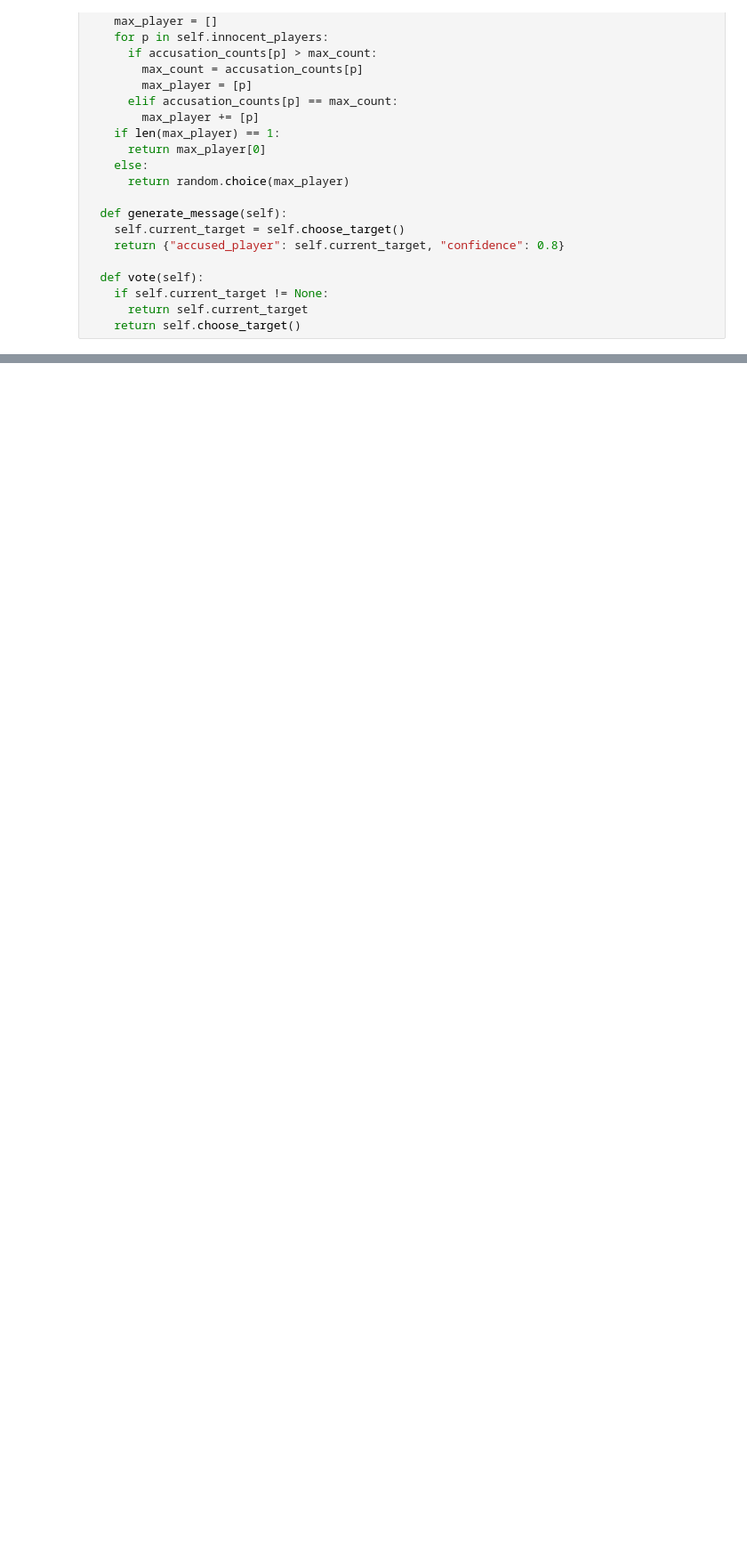
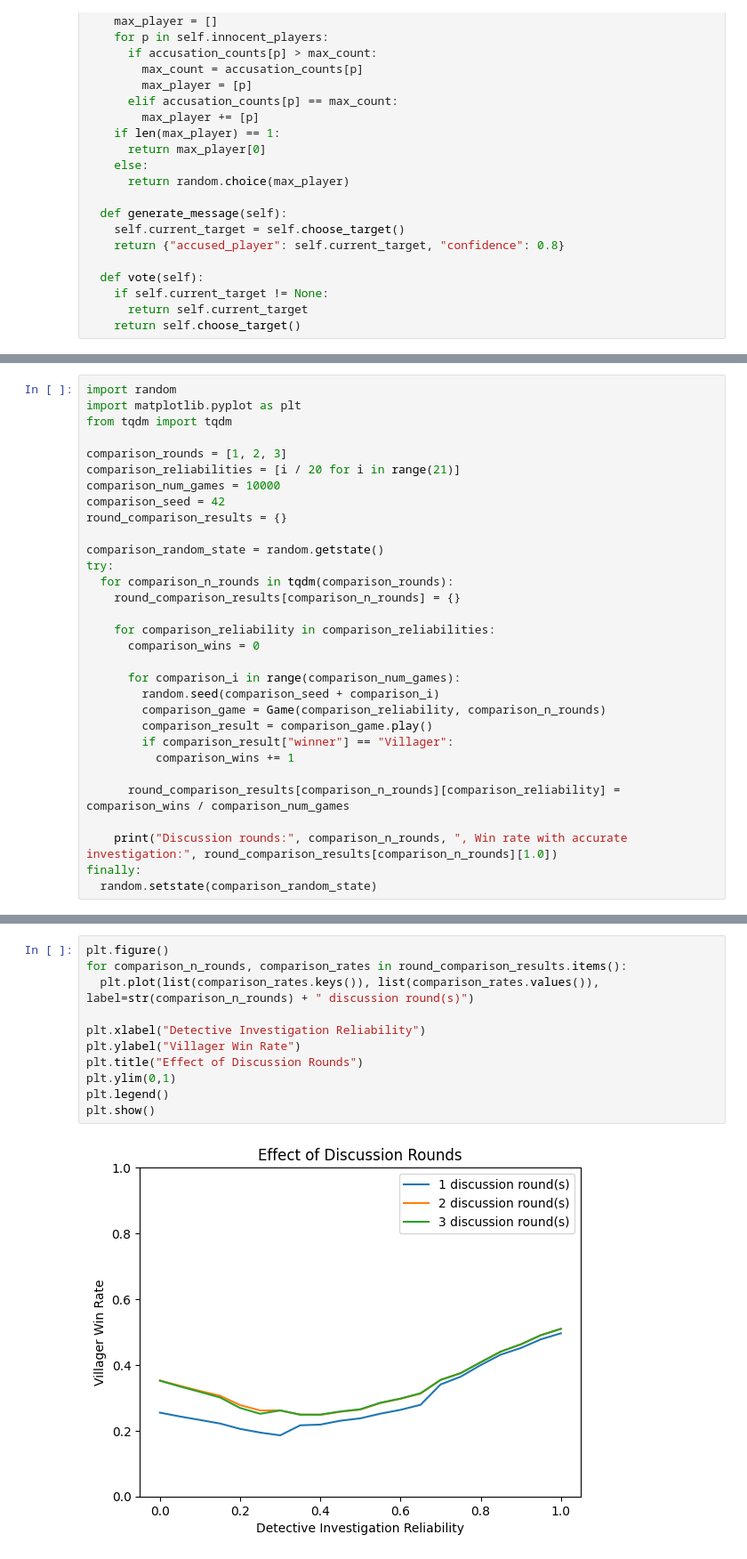
Before and after one commit to ddinesh19/15784_Mafia, a Jupyter notebook: SimpleMafiaBayesianBaseline.ipynb, the cells around one changed output, grey strips where cells are left out. Shown at 89% size. Cells and saved outputs as stored; diff of their text form; blank space fills up the shorter version.

```diff
--- a/SimpleMafiaBayesianBaseline.ipynb
+++ b/SimpleMafiaBayesianBaseline.ipynb
@@ -288,0 +324,31 @@ plt.show()
+# %%
+import random
+import matplotlib.pyplot as plt
+from tqdm import tqdm
+
+comparison_rounds = [1, 2, 3]
+comparison_reliabilities = [i / 20 for i in range(21)]
+comparison_num_games = 10000
+comparison_seed = 42
+round_comparison_results = {}
+
+comparison_random_state = random.getstate()
+try:
+  for comparison_n_rounds in tqdm(comparison_rounds):
+    round_comparison_results[comparison_n_rounds] = {}
+
+    for comparison_reliability in comparison_reliabilities:
+      comparison_wins = 0
+
+      for comparison_i in range(comparison_num_games):
+        random.seed(comparison_seed + comparison_i)
+        comparison_game = Game(comparison_reliability, comparison_n_rounds)
+        comparison_result = comparison_game.play()
+        if comparison_result["winner"] == "Villager":
+          comparison_wins += 1
+
+      round_comparison_results[comparison_n_rounds][comparison_reliability] = comparison_wins / comparison_num_games
+
+    print("Discussion rounds:", comparison_n_rounds, ", Win rate with accurate investigation:", round_comparison_results[comparison_n_rounds][1.0])
+finally:
+  random.setstate(comparison_random_state)
@@ -288,0 +359,13 @@ plt.show()
+# %%
+plt.figure()
+for comparison_n_rounds, comparison_rates in round_comparison_results.items():
+  plt.plot(list(comparison_rates.keys()), list(comparison_rates.values()), label=str(comparison_n_rounds) + " discussion round(s)")
+
+plt.xlabel("Detective Investigation Reliability")
+plt.ylabel("Villager Win Rate")
+plt.title("Effect of Discussion Rounds")
+plt.ylim(0,1)
+plt.legend()
+plt.show()
+# %% [output]
+[figure, added]
```
Also changed, not shown: parts of 7 cells of this notebook.
